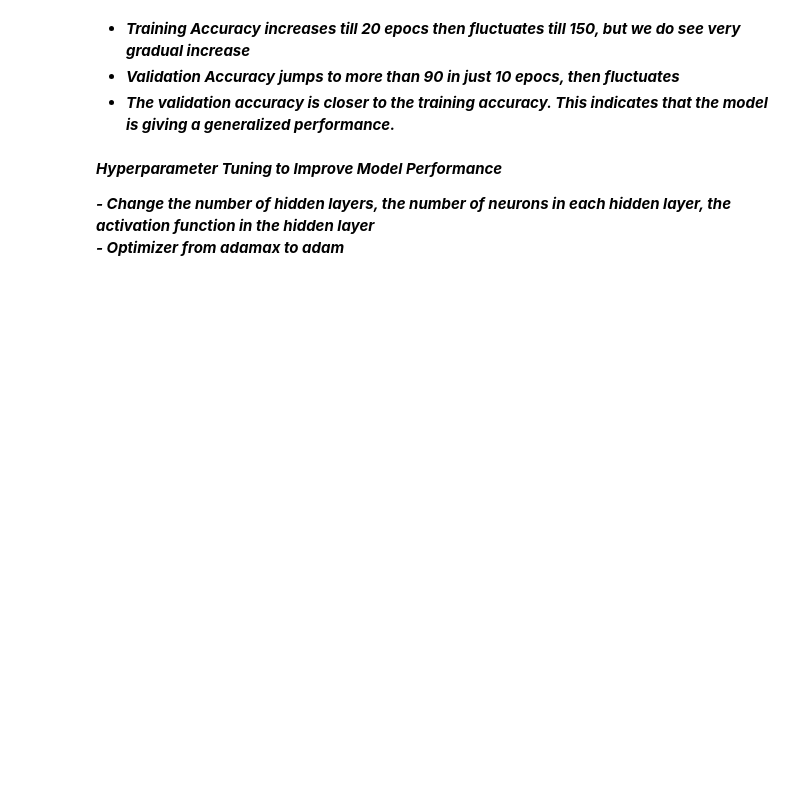
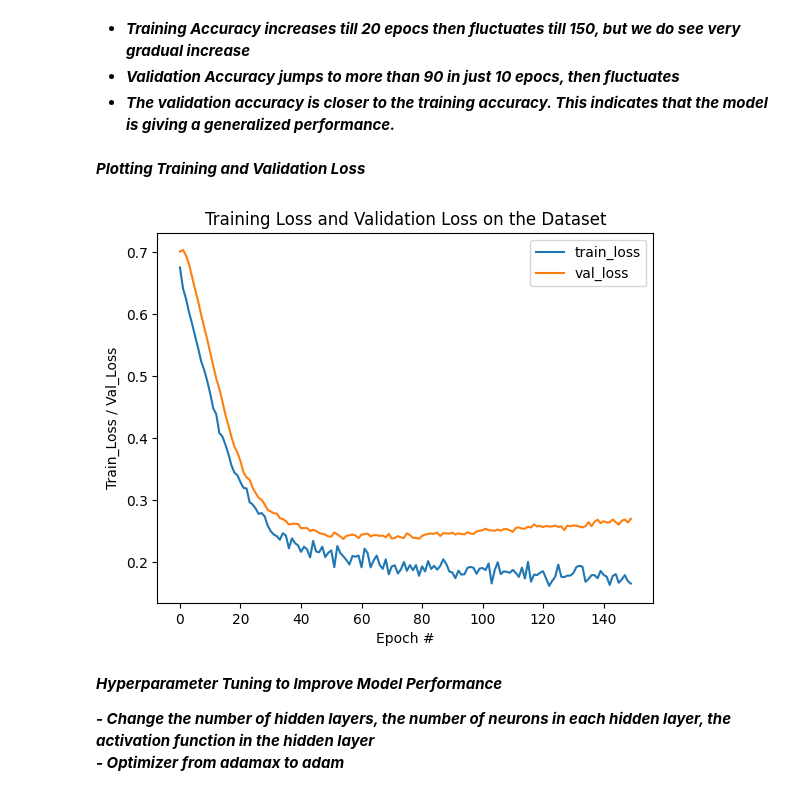
Before and after one commit to nkr1108/AIMLJourney, a Jupyter notebook: 44_Predicting_Chances_of_Admission_Neural_Network.ipynb, the cells around one changed output. Saved outputs shown, nothing was run; the diff lists cells and outputs as text; code cells hidden in the pictures; blank space fills up the shorter version.

```diff
--- a/44_Predicting_Chances_of_Admission_Neural_Network.ipynb
+++ b/44_Predicting_Chances_of_Admission_Neural_Network.ipynb
@@ -305,6 +305,21 @@ plt.show()
 - ***Training Accuracy increases till 20 epocs then fluctuates till 150, but we do see very gradual increase***
 - ***Validation Accuracy jumps to more than 90 in just 10 epocs, then fluctuates***
 - ***The validation accuracy is closer to the training accuracy. This indicates that the model is giving a generalized performance.***
+# %% [markdown]
+***Plotting Training and Validation Loss***
+# %%
+N = 150
+# plt.figure(figsize=(8,6))
+plt.plot(np.arange(0, N), history_1.history["loss"], label="train_loss")
+plt.plot(np.arange(0, N), history_1.history["val_loss"], label="val_loss")
+
+plt.title("Training Loss and Validation Loss on the Dataset")
+plt.xlabel("Epoch #")
+plt.ylabel("Train_Loss / Val_Loss")
+plt.legend(loc="upper right")
+plt.show()
+# %% [output]
+[figure, added]
 # %% [markdown]
 ***Hyperparameter Tuning to Improve Model Performance***
 
```
Also changed, not shown: parts of 8 cells of this notebook.
